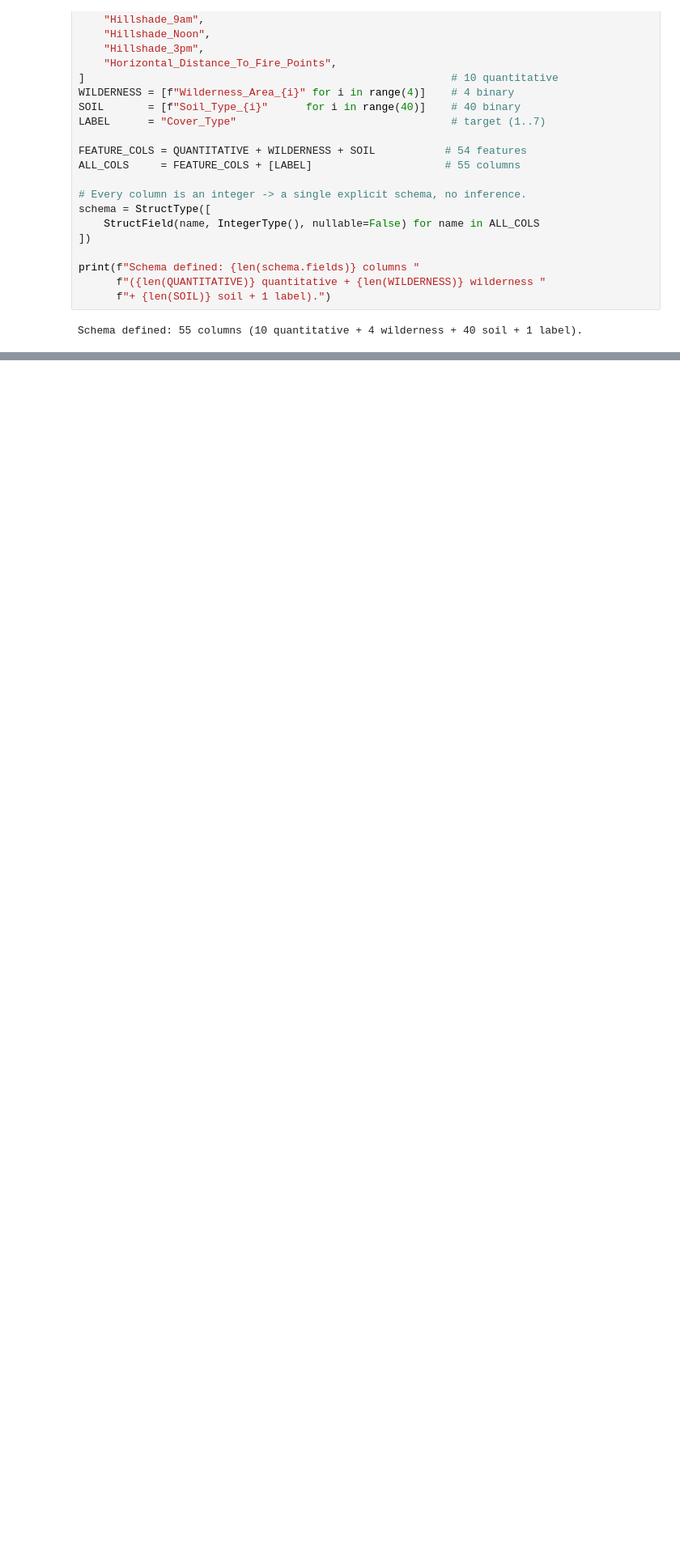
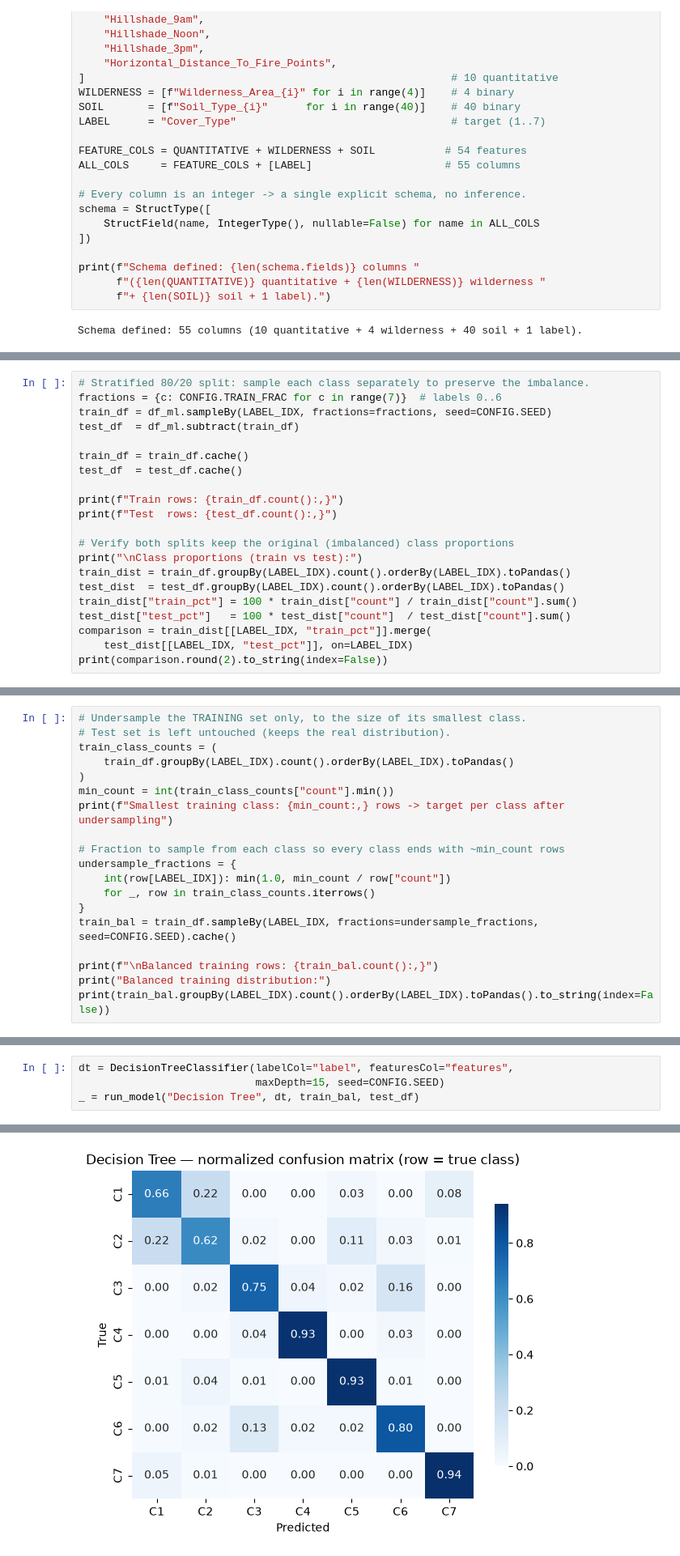
Before and after one commit to TouringHydra3/BDATM-Project, a Jupyter notebook: main.ipynb, the cells around one changed output, grey strips where cells are left out. Shown at 81% size. Saved outputs shown, nothing was run; the diff lists cells and outputs as text; blank space fills up the shorter version.

```diff
--- a/main.ipynb
+++ b/main.ipynb
@@ -269,0 +475,21 @@ root
+# %%
+# Stratified 80/20 split: sample each class separately to preserve the imbalance.
+fractions = {c: CONFIG.TRAIN_FRAC for c in range(7)}  # labels 0..6
+train_df = df_ml.sampleBy(LABEL_IDX, fractions=fractions, seed=CONFIG.SEED)
+test_df  = df_ml.subtract(train_df)
+
+train_df = train_df.cache()
+test_df  = test_df.cache()
+
+print(f"Train rows: {train_df.count():,}")
+print(f"Test  rows: {test_df.count():,}")
+
+# Verify both splits keep the original (imbalanced) class proportions
+print("\nClass proportions (train vs test):")
+train_dist = train_df.groupBy(LABEL_IDX).count().orderBy(LABEL_IDX).toPandas()
+test_dist  = test_df.groupBy(LABEL_IDX).count().orderBy(LABEL_IDX).toPandas()
+train_dist["train_pct"] = 100 * train_dist["count"] / train_dist["count"].sum()
+test_dist["test_pct"]   = 100 * test_dist["count"]  / test_dist["count"].sum()
+comparison = train_dist[[LABEL_IDX, "train_pct"]].merge(
+    test_dist[[LABEL_IDX, "test_pct"]], on=LABEL_IDX)
+print(comparison.round(2).to_string(index=False))
@@ -269,0 +509,19 @@ root
+# %%
+# Undersample the TRAINING set only, to the size of its smallest class.
+# Test set is left untouched (keeps the real distribution).
+train_class_counts = (
+    train_df.groupBy(LABEL_IDX).count().orderBy(LABEL_IDX).toPandas()
+)
+min_count = int(train_class_counts["count"].min())
+print(f"Smallest training class: {min_count:,} rows -> target per class after undersampling")
+
+# Fraction to sample from each class so every class ends with ~min_count rows
+undersample_fractions = {
+    int(row[LABEL_IDX]): min(1.0, min_count / row["count"])
+    for _, row in train_class_counts.iterrows()
+}
+train_bal = train_df.sampleBy(LABEL_IDX, fractions=undersample_fractions, seed=CONFIG.SEED).cache()
+
+print(f"\nBalanced training rows: {train_bal.count():,}")
+print("Balanced training distribution:")
+print(train_bal.groupBy(LABEL_IDX).count().orderBy(LABEL_IDX).toPandas().to_string(index=False))
@@ -269,0 +621,5 @@ root
+# %%
+dt = DecisionTreeClassifier(labelCol="label", featuresCol="features",
+                            maxDepth=15, seed=CONFIG.SEED)
+_ = run_model("Decision Tree", dt, train_bal, test_df)
+# %% [output]
@@ -269,0 +636 @@ root
+[figure, added]
```
Also changed, not shown: parts of 35 cells of this notebook.
